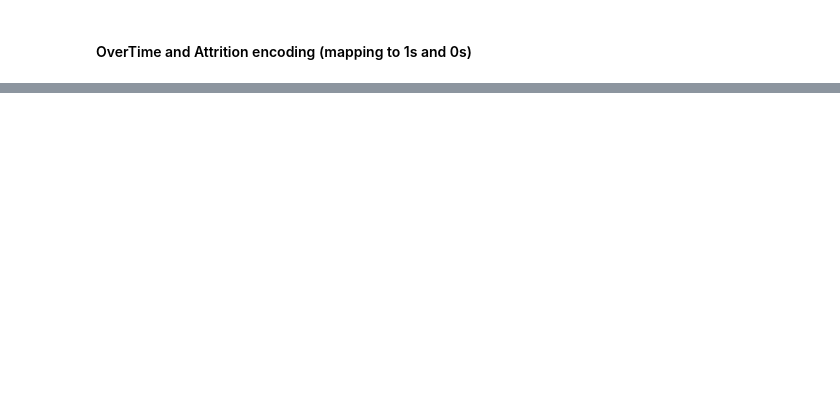
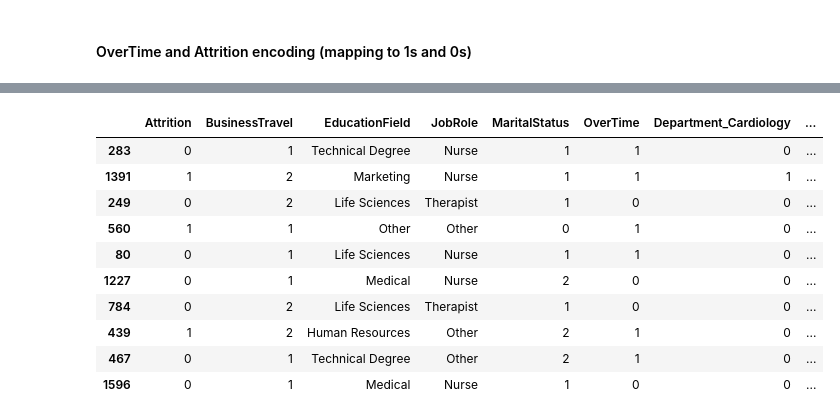
Before and after one commit to Kovindu555/Employee-Attrition-Multiclass-Prediction, a Jupyter notebook: data_trasnformation.ipynb, the cells around one changed output, grey strips where cells are left out. Cells and saved outputs as stored; diff of their text form; code cells hidden in the pictures; blank space fills up the shorter version.

```diff
--- a/data_trasnformation.ipynb
+++ b/data_trasnformation.ipynb
@@ -124,0 +144,14 @@ JobRole        = ['Nurse' 'Other' 'Therapist' 'Administrative' 'Admin']
+# %%
+df.sample(10)
+# %% [output]
+|  | Attrition | BusinessTravel | EducationField | JobRole | MaritalStatus | OverTime | Department_Cardiology | ... |
+| 283 | 0 | 1 | Technical Degree | Nurse | 1 | 1 | 0 | ... |
+| 1391 | 1 | 2 | Marketing | Nurse | 1 | 1 | 1 | ... |
+| 249 | 0 | 2 | Life Sciences | Therapist | 1 | 0 | 0 | ... |
+| 560 | 1 | 1 | Other | Other | 0 | 1 | 0 | ... |
+| 80 | 0 | 1 | Life Sciences | Nurse | 1 | 1 | 0 | ... |
+| 1227 | 0 | 1 | Medical | Nurse | 2 | 0 | 0 | ... |
+| 784 | 0 | 2 | Life Sciences | Therapist | 1 | 0 | 0 | ... |
+| 439 | 1 | 2 | Human Resources | Other | 2 | 1 | 0 | ... |
+| 467 | 0 | 1 | Technical Degree | Other | 2 | 1 | 0 | ... |
+| 1596 | 0 | 1 | Medical | Nurse | 1 | 0 | 0 | ... |
```
Also changed, not shown: parts of 17 cells of this notebook.
